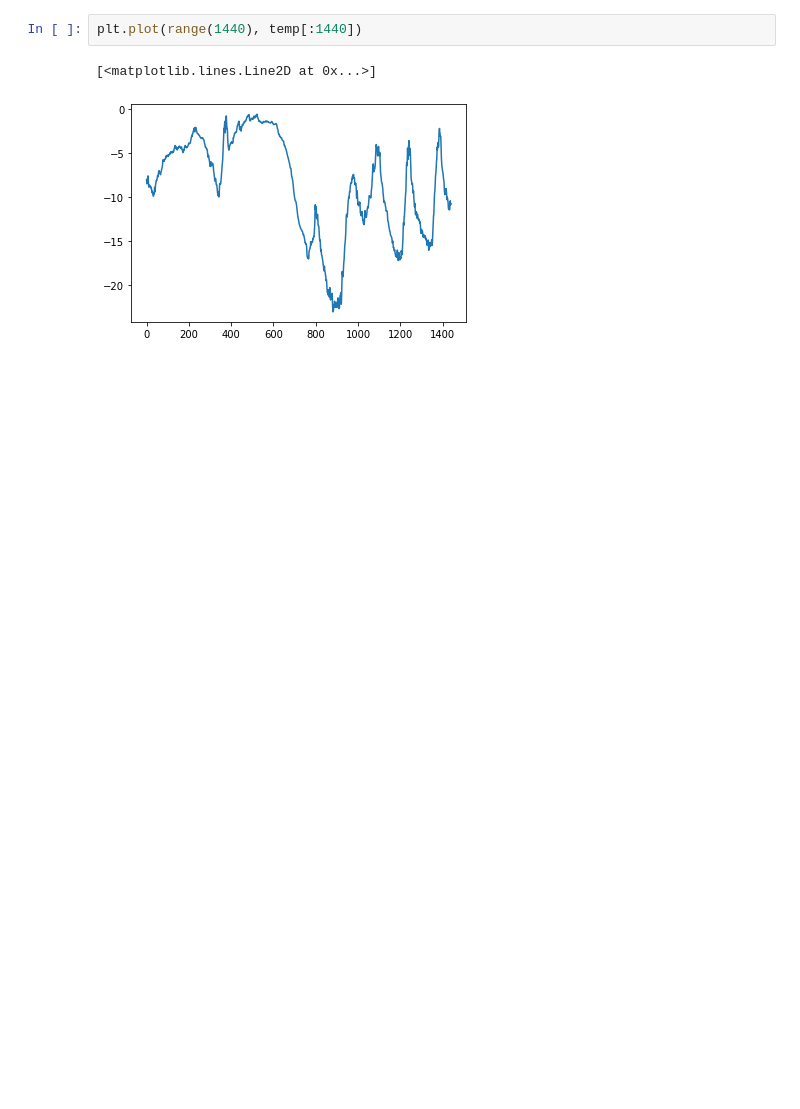
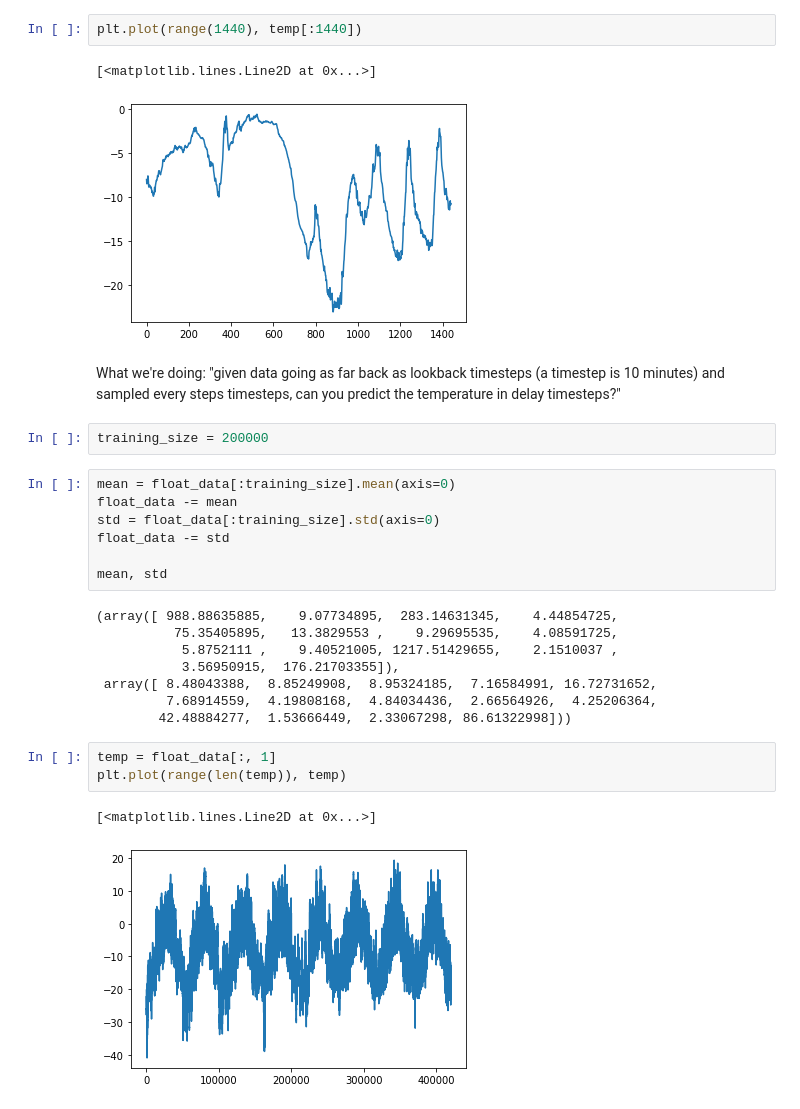
Before and after one commit to aenfield/DeepLearningWithPython, a Jupyter notebook: TextAndSequences.ipynb, the cells around one changed output. Drawn from its saved outputs; the diff is of its cells as text; blank space fills up the shorter version.

```diff
--- a/TextAndSequences.ipynb
+++ b/TextAndSequences.ipynb
@@ -641,3 +637,28 @@ plt.plot(range(1440), temp[:1440])
 # %% [output]
 [<matplotlib.lines.Line2D at 0x...>]
 [figure]
+# %% [markdown]
+What we're doing: "given data going as far back as lookback timesteps (a timestep is 10 minutes) and sampled every steps timesteps, can you predict the temperature in delay timesteps?"
+# %%
+training_size = 200000
+# %%
+mean = float_data[:training_size].mean(axis=0)
+float_data -= mean
+std = float_data[:training_size].std(axis=0)
+float_data -= std
+
+mean, std
+# %% [output]
+(array([ 988.88635885,    9.07734895,  283.14631345,    4.44854725,
+          75.35405895,   13.3829553 ,    9.29695535,    4.08591725,
+           5.8752111 ,    9.40521005, 1217.51429655,    2.1510037 ,
+           3.56950915,  176.21703355]),
+ array([ 8.48043388,  8.85249908,  8.95324185,  7.16584991, 16.72731652,
+         7.68914559,  4.19808168,  4.84034436,  2.66564926,  4.25206364,
+        42.48884277,  1.53666449,  2.33067298, 86.61322998]))
+# %%
+temp = float_data[:, 1]
+plt.plot(range(len(temp)), temp)
+# %% [output]
+[<matplotlib.lines.Line2D at 0x...>]
+[figure, added]
```
Also changed, not shown: parts of 4 cells of this notebook.
